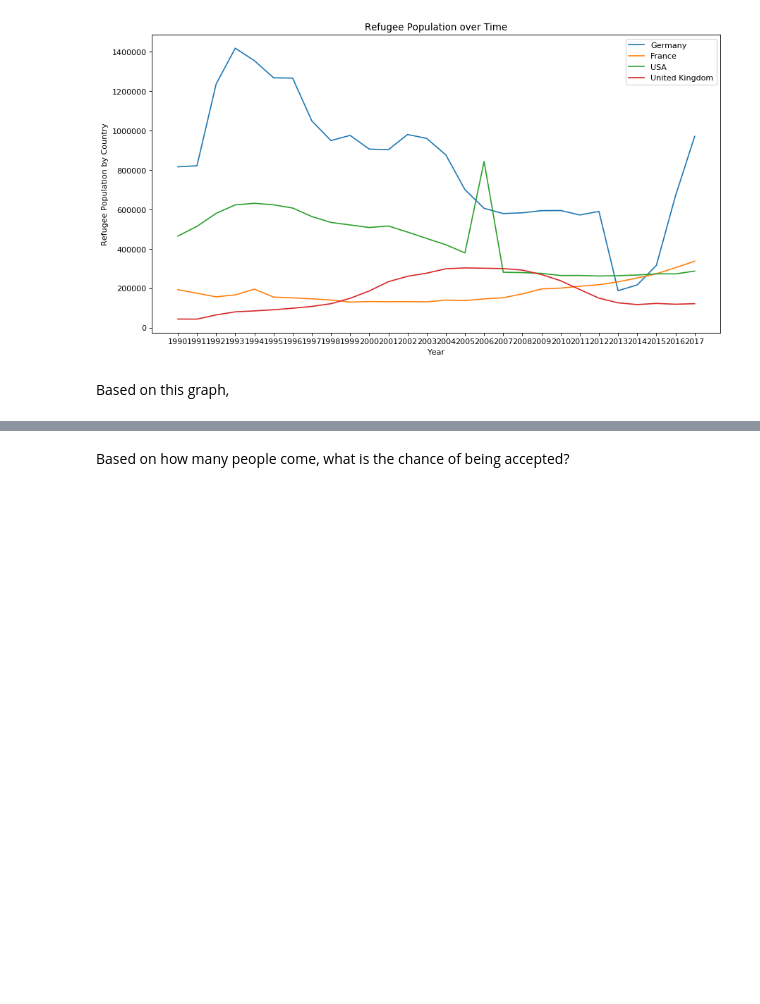
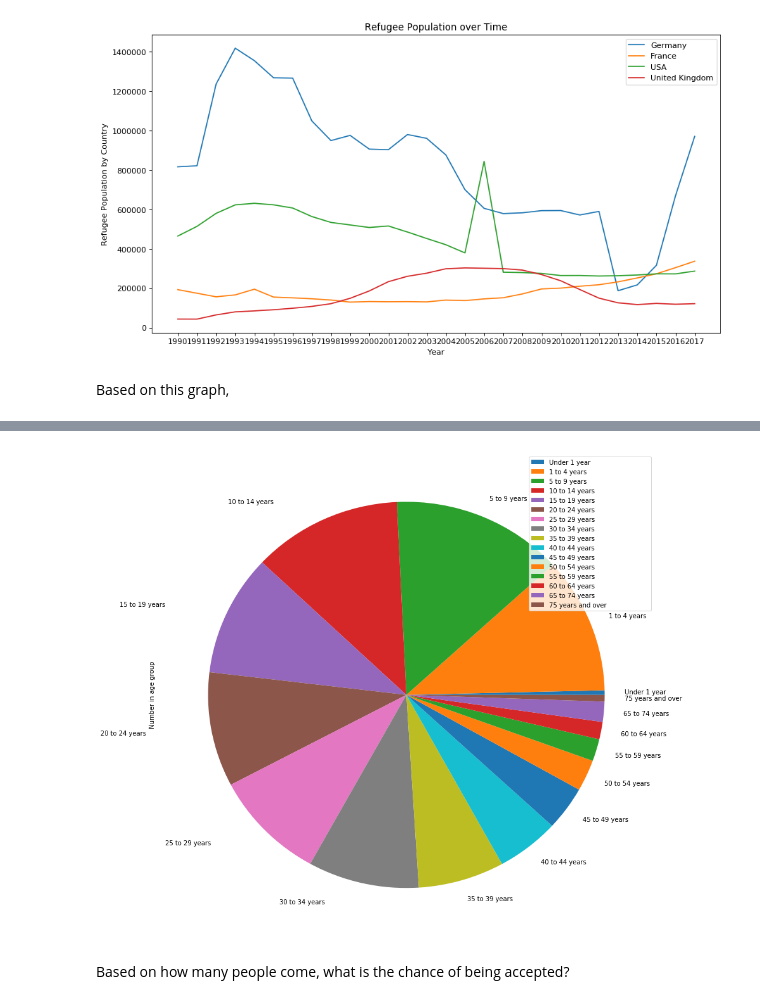
Before and after one commit to jordanrmess/USrefugees, a Jupyter notebook: final.ipynb, the cells around one changed output, grey strips where cells are left out. Drawn from its saved outputs; the diff is of its cells as text; code cells hidden in the pictures; blank space fills up the shorter version.

```diff
--- a/final.ipynb
+++ b/final.ipynb
@@ -238,3 +248,21 @@ ax1 = df_new.plot.bar(figsize=(20,5))
+# %%
+##Homeland security for age in the U.S.:
+df = pd.read_excel('HomeLandSecurity/RefugeeArrivalsOther/2016table15.xls')
+df.columns = ['Characteristic', 'Total', 'Principal Applicants', 'Spouses', 'Children']
+df = df.drop(columns="Principal Applicants")
+df = df.drop(columns="Spouses")
+df = df.drop(columns="Children")
+df_age = df.iloc[10:26]
+df_age = df_age.replace(to_replace = "-", value = "0")
+df_age = df_age.replace(to_replace = "D", value = "0")
+
+index= df_age['Characteristic'].values
+value = pd.to_numeric(df_age['Total']).values
+
+df_new = pd.DataFrame({'Number in age group': value}, index=index)
+ax1 = df_new.plot.pie(y='Number in age group', figsize=(14,14))
+# %% [output]
+[figure, added]
 # %% [markdown]
 Based on how many people come, what is the chance of being accepted?
 # %% [markdown]
```
Also changed, not shown: parts of 3 cells of this notebook.
